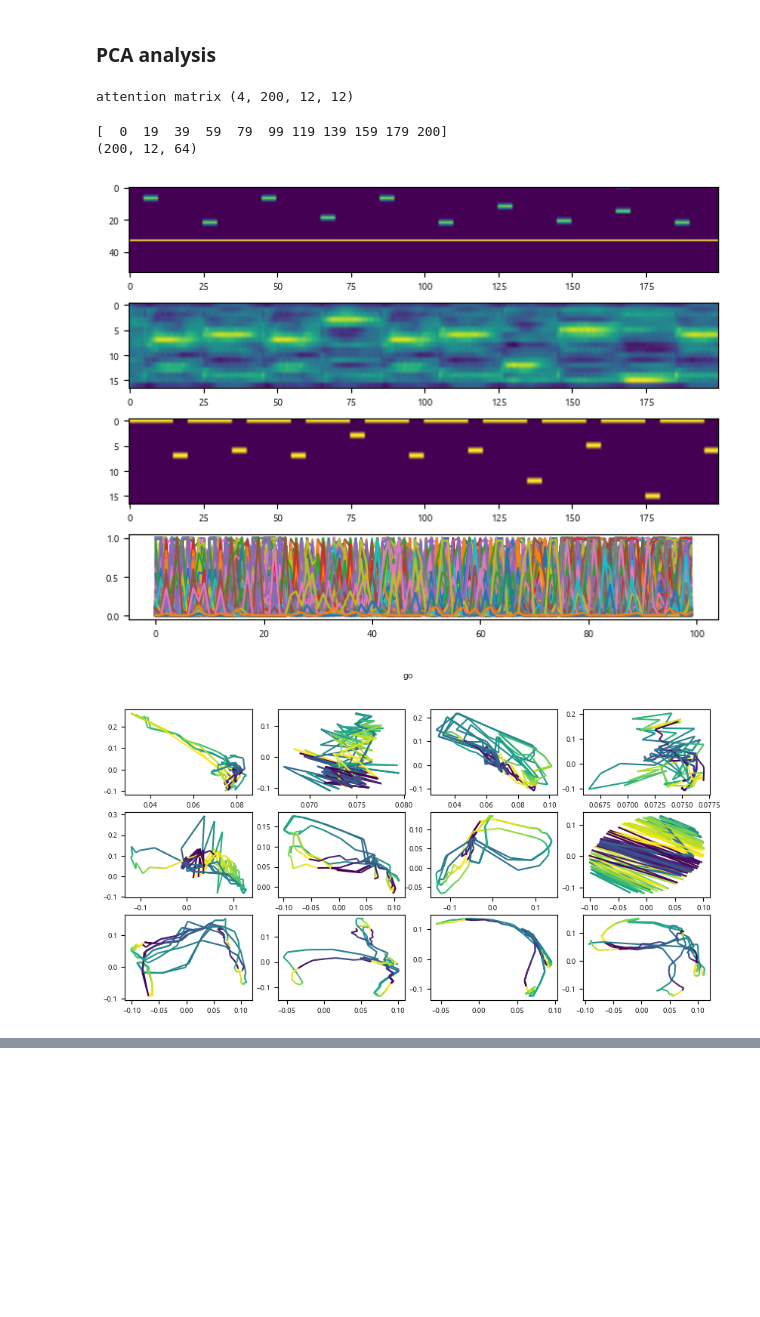
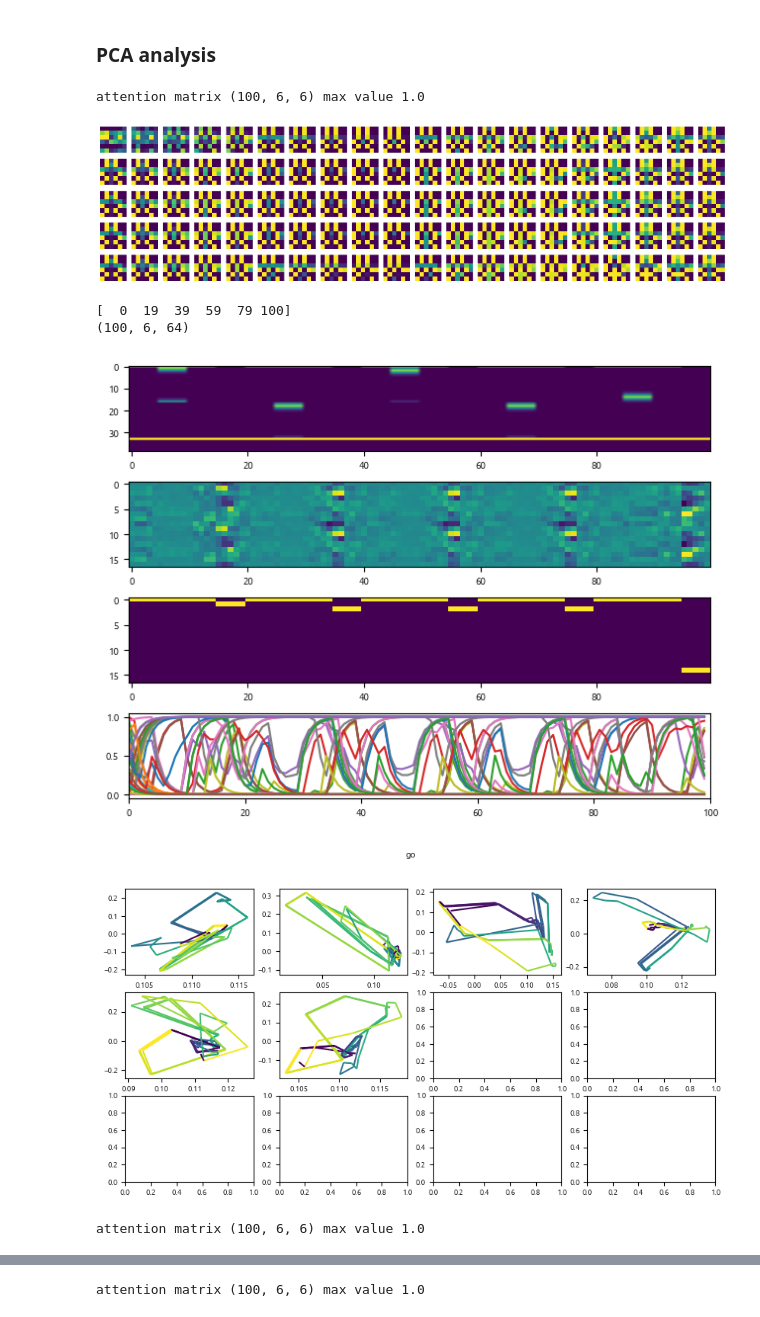
Before and after one commit to FelixHub/thalamus-model, a Jupyter notebook: src/analysis specialized.ipynb, the cells around one changed output, grey strips where cells are left out. Cells and saved outputs as stored; diff of their text form; code cells hidden in the pictures; blank space fills up the shorter version.

```diff
--- a/src/analysis specialized.ipynb
+++ b/src/analysis specialized.ipynb
@@ -38,6 +40,5 @@ envs_name = ['go', 'rtgo', 'dlygo', 'anti', 'rtanti', 'dlyanti',
                 'dm1', 'dm2', 'ctxdm1', 'ctxdm2', 'multidm', 'dlydm1', 'dlydm2',
                 'ctxdlydm1', 'ctxdlydm2', 'multidlydm', 'dms', 'dnms', 'dmc', 'dnmc']
 
-'''envs_simple = [go(), rtgo(), dlygo(), anti(), rtanti(), dlyanti()]
+envs_simple = [go(), rtgo(), dlygo(), anti(), rtanti(), dlyanti()]
 envs_name = ['go', 'rtgo', 'dlygo', 'anti', 'rtanti', 'dlyanti']
-'''
@@ -46,6 +45,6 @@ envs_name = ['go', 'rtgo', 'dlygo', 'anti', 'rtanti', 'dlyanti']
 # %%
 # name of the model to analyze
-name = "model_rim_5"
+name = "model_specialized_1"
 
 # import parameters
 params_path = "saved_models/"+name+".yaml"
@@ -191,6 +183,7 @@ from sklearn.decomposition import PCA
 from matplotlib.collections import LineCollection
 from matplotlib.colors import LinearSegmentedColormap
 
+'''
 envs_simple = [go(), rtgo(), dlygo(), anti(), rtanti(), dlyanti(),
                 dm1(), dm2(), ctxdm1(), ctxdm2(), multidm(), dlydm1(), dlydm2(),
                 ctxdlydm1(), ctxdlydm2(), multidlydm(), dms(), dnms(), dmc(), dnmc()]
@@ -200,17 +193,19 @@ envs_name = ['go', 'rtgo', 'dlygo', 'anti', 'rtanti', 'dlyanti',
                 'ctxdlydm1', 'ctxdlydm2', 'multidlydm', 'dms', 'dnms', 'dmc', 'dnmc']
 
 
-'''envs_simple = [go(), rtgo(), dlygo(), anti(), rtanti(), dlyanti() ]
-envs_name = ['go', 'rtgo', 'dlygo', 'anti', 'rtanti', 'dlyanti']
 '''
 
+envs_simple = [go(), rtgo(), dlygo(), anti(), rtanti(), dlyanti()]
+envs_name = ['go', 'rtgo', 'dlygo', 'anti', 'rtanti', 'dlyanti']
+
+
 batch_size = 1
-seq_len = 200
+seq_len = 100
 
 task_units_variance = []
 task_accuracy = []
 
-for i,env in enumerate(envs_simple[:1]) :
+for i,env in enumerate(envs_simple) :
 
 
         # iterable dataset from which it is possible to draw samples
@@ -231,15 +226,23 @@ for i,env in enumerate(envs_simple[:1]) :
 
         outputs_total,hidden_states,_, attn_com, attn_com_rim = model(torch.tensor(inputs,dtype=torch.float).to(device))
 
-
         targets = np.eye(act_size)[labels]
 
         outputs = outputs_total.detach().cpu().numpy()
-        attn_com = attn_com.detach().cpu().numpy() # torch.stack(attn_com)
-        attn_com_rim =  attn_com_rim.squeeze().detach().cpu().numpy() # torch.stack(
-        attn_com = attn_com.reshape(seq_len,-1)
 
-        print("attention matrix",attn_com_rim.shape)
+        attn_com_rim =  attn_com_rim.squeeze().detach().cpu().numpy()
+
+        print("attention matrix",attn_com_rim.shape,"max value",np.max(attn_com_rim))
+        min_att = attn_com_rim.min()
+        max_att = attn_com_rim.max()
+        f,axs = plt.subplots(5,20,figsize=(20,5))
+        for k in range(5):
+            for j in range(20):
+                axs[k,j].imshow(attn_com_rim[k*20+j],vmin=min_att,vmax=max_att)
+                # remove axis
+                axs[k,j].axis('off')
+        plt.show()
+
 
         f = plt.figure()
         plt.subplot(411)
@@ -249,13 +252,8 @@ for i,env in enumerate(envs_simple[:1]) :
         plt.subplot(413)
         plt.imshow(targets[:,:,:].T,aspect='auto')
         plt.subplot(414)
-        # plt.imshow(attn_com[:,:].T,aspect='auto')
-        # plt.plot(attn_com[:,:])
-        '''attn_com_len = attn_com.shape[1]
-        plt.plot(np.mean(attn_com[:,:attn_com_len//3],axis=1))
-        plt.plot(np.mean(attn_com[:,attn_com_len//3:2*attn_com_len//3],axis=1))
-        plt.plot(np.mean(attn_com[:,2*attn_com_len//3:],axis=1))'''
-        plt.plot(attn_com_rim.reshape(100,-1))
+        plt.plot(attn_com_rim.reshape(seq_len,-1))
+        plt.xlim(0,seq_len)
         f.tight_layout()
         f.show()
 
@@ -278,35 +276,37 @@ for i,env in enumerate(envs_simple[:1]) :
         # Convert progression values to RGB colors
         colors = cmap(trial_colors)  # Returns RGBA values for each point
 
 
 
         hidden_states = np.squeeze(torch.stack(hidden_states).detach().cpu().numpy(),axis=1)
         print(hidden_states.shape)
         hidden_states = hidden_states[task_changes[1]:,:,:]
 
         # we remove the first trial
 
         # hidden_states = hidden_states.reshape(seq_len,-1)
 
         # for every module we would like to see the pca space of the hidden states
         f,axs = plt.subplots(3,4,figsize=(10,5))
         for i_mech in range(hidden_states.shape[1]) :
             hidden_states_mech = hidden_states[:,i_mech,:]
             hidden_states_mech = hidden_states_mech.T
             pca = PCA(n_components=2)
             pca.fit(hidden_states_mech)
             ax = axs[i_mech//4,i_mech%4]
             # ax.scatter(pca.components_[0,:],pca.components_[1,:],c=colors)
             points = np.column_stack((pca.components_[0,:], pca.components_[1,:]))
             segments = np.array([points[i:i+2] for i in range(len(points)-1)])
             lc = LineCollection(segments, cmap='viridis', array=trial_colors[:-1])
             ax.add_collection(lc)
             ax.autoscale()
         f.suptitle(envs_name[i])
         plt.show()
 # %% [output]
-attention matrix (4, 200, 12, 12)
+attention matrix (100, 6, 6) max value 1.0
+[figure, new version]
-[  0  19  39  59  79  99 119 139 159 179 200]
-(200, 12, 64)
+[  0  19  39  59  79 100]
+(100, 6, 64)
-[figure, old version]
-[figure, old version]
+[figure, new version]
+[figure, added]
+attention matrix (100, 6, 6) max value 1.0
@@ -312,0 +318 @@ attention matrix (4, 200, 12, 12)
+attention matrix (100, 6, 6) max value 1.0
```
Also changed, not shown: parts of 7 cells of this notebook, 15 other files.
